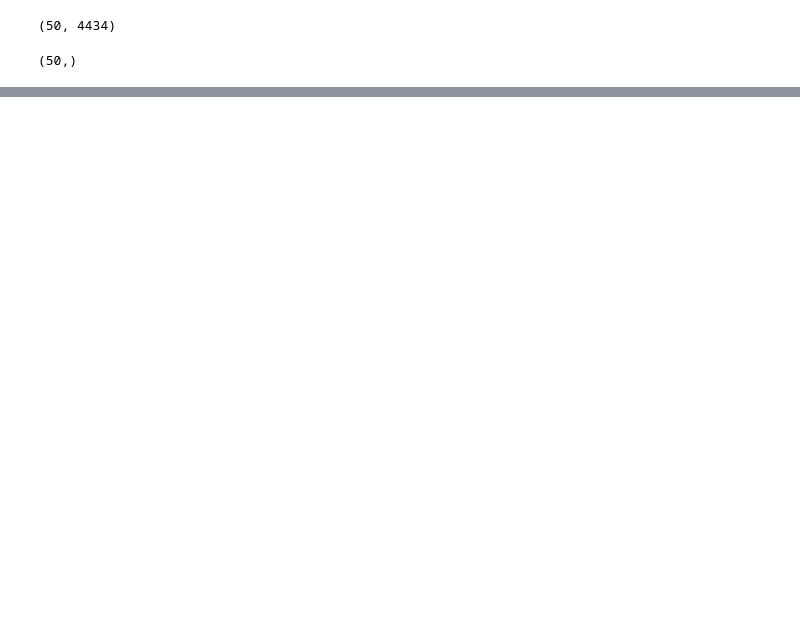
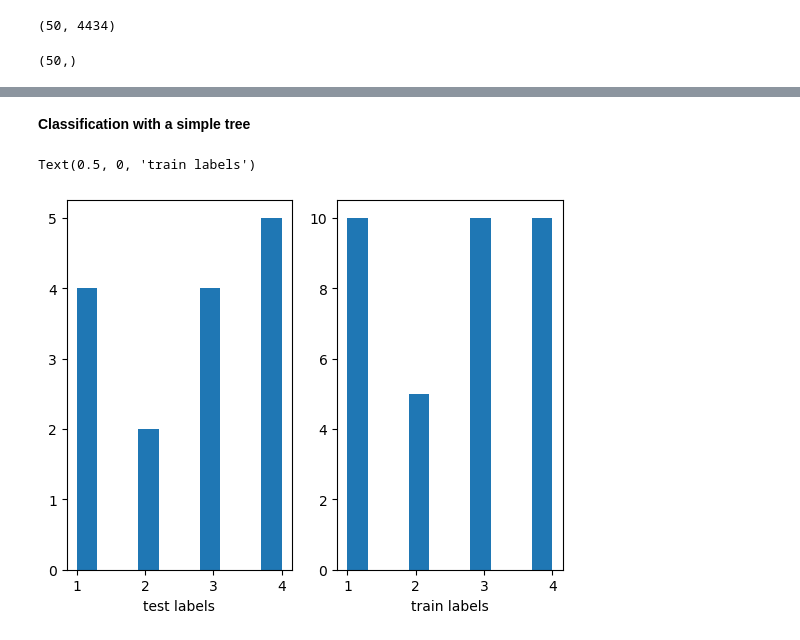
Before and after one commit to RomainGras/tumeur_gliale, a Jupyter notebook: TumeursGliales.ipynb, the cells around one changed output, grey strips where cells are left out. Drawn from its saved outputs; the diff is of its cells as text; code cells hidden in the pictures; blank space fills up the shorter version.

```diff
--- a/TumeursGliales.ipynb
+++ b/TumeursGliales.ipynb
@@ -39,0 +74,14 @@ print(y.shape)
+# %% [markdown]
+**Classification with a simple tree**
+# %%
+X_train, X_test, y_train, y_test = train_test_split(X, y, test_size=0.3, random_state=84, stratify=y)
+# %%
+plt.subplot(1, 2, 1)
+plt.hist(y_test)
+plt.xlabel('test labels')
+plt.subplot(1, 2, 2)
+plt.hist(y_train)
+plt.xlabel('train labels')
+# %% [output]
+Text(0.5, 0, 'train labels')
+[figure, added]
```
Also changed, not shown: parts of 20 cells of this notebook.
